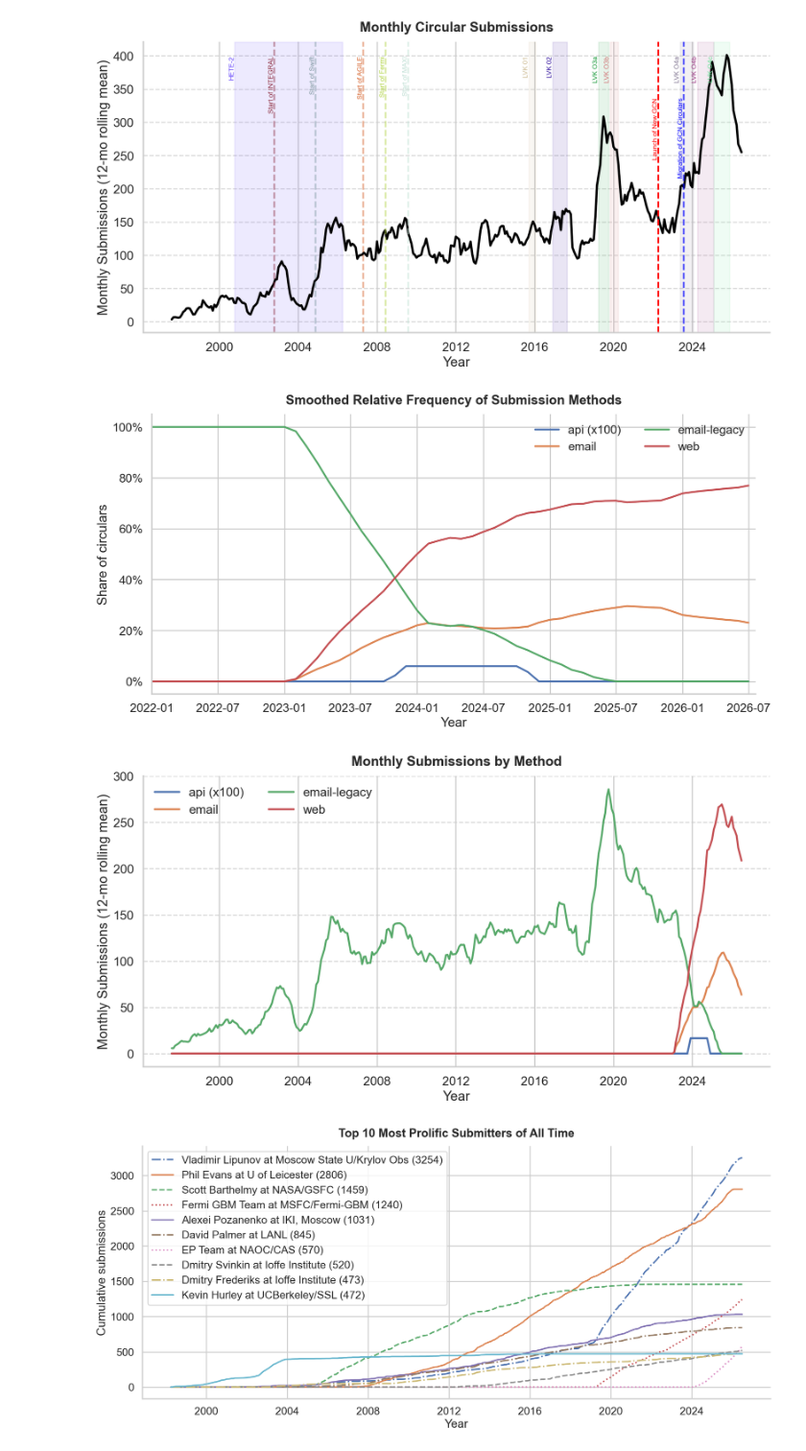
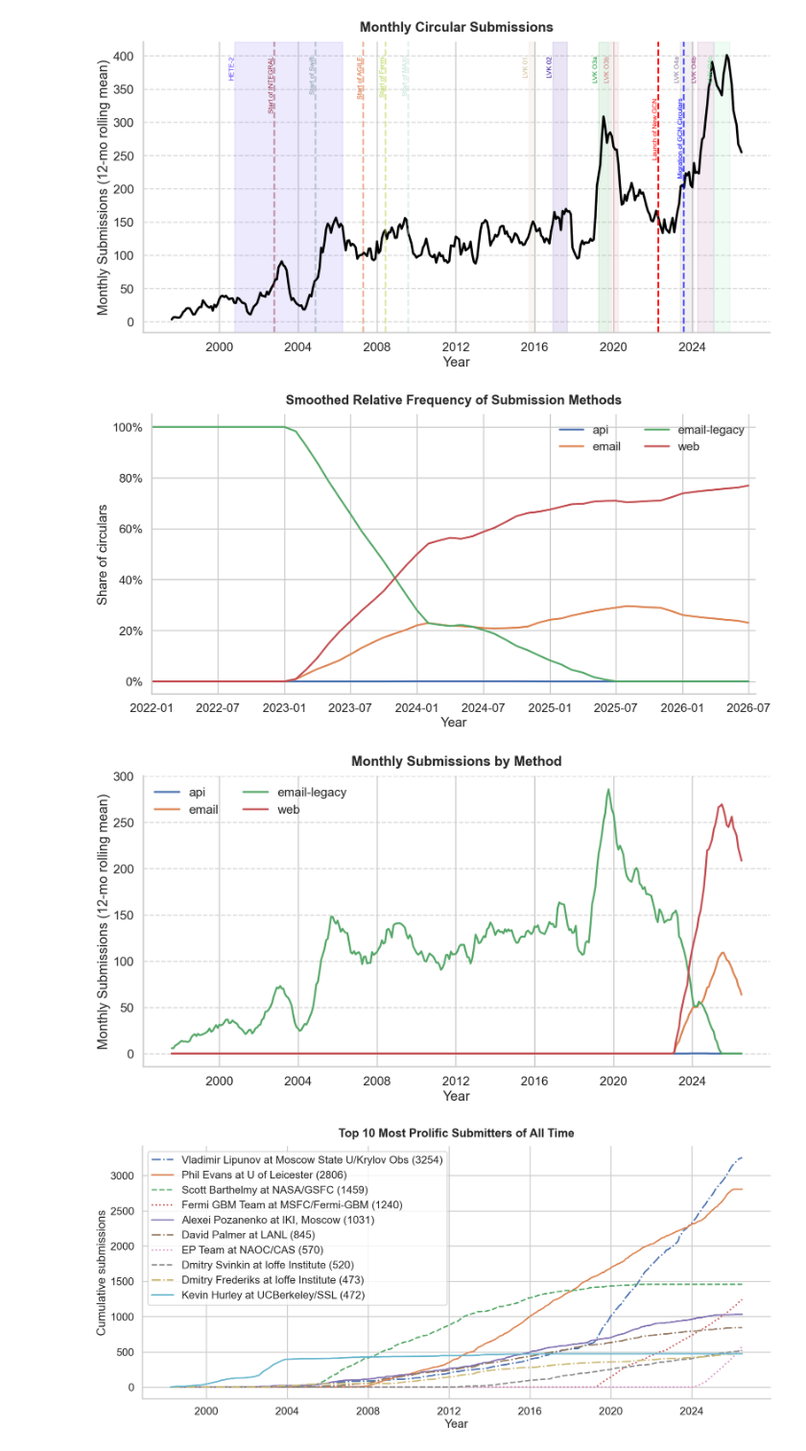
Before and after one commit to tylerbarna/gcn-regex, a Jupyter notebook: misc.ipynb, the cells around one changed output. Shown at 96% size. Drawn from its saved outputs; the diff is of its cells as text; code cells hidden in the pictures.

```diff
--- a/misc.ipynb
+++ b/misc.ipynb
@@ -211,35 +211,35 @@ circulars_submit_df = pd.DataFrame.from_records(
             "submittedHow": circular.get("submittedHow") or "email-legacy",
         }
         for circular in circulars.values()
     )
 )
 fig, ax = plt.subplots(figsize=(15, 7), dpi=140)
 circulars_submit_df["month"] = pd.to_datetime(
     circulars_submit_df["createdOn"], unit="ms", errors="coerce"
 ).dt.to_period("M").dt.to_timestamp()
 submit_counts = pd.crosstab(circulars_submit_df["month"], circulars_submit_df["submittedHow"]).sort_index()
 submit_relative = submit_counts.div(submit_counts.sum(axis=1).replace(0, np.nan), axis=0).fillna(0)
 submit_relative_smoothed = submit_relative.rolling(window=12, min_periods=1, center=True).mean()
 
 ax.set_title("Smoothed Relative Frequency of Submission Methods", pad=14, weight="bold")
 for method in submit_relative_smoothed.columns:
-    multiplier = 100 if method == "api" else 1
+    multiplier = 1 if method == "api" else 1
 
     ax.plot(
         submit_relative_smoothed.index,
         submit_relative_smoothed[method].values * multiplier,  # type: ignore
         label=method if multiplier == 1 else f"{method} (x{multiplier})",
         linewidth=2.5,
     )
 ax.set_xlabel("Year")
 ax.set_ylabel("Share of circulars")
 ax.set_xlim(pd.Timestamp("2022-01-01 00:00:00"), pd.Timestamp.now())
 ax.yaxis.set_major_formatter(mtick.PercentFormatter(1.0))
 ax.legend(ncol=2, frameon=False, loc="upper right")
 ax.spines["top"].set_visible(False)
 ax.spines["right"].set_visible(False)
 # %% [output]
-[figure, old version]
+[figure, new version]
 # %%
 ## number of submitted by method over time
 circulars_submit_df = pd.DataFrame.from_records(
@@ -260,7 +260,7 @@ submit_absolute = submit_counts.rolling(window=12, min_periods=1, center=True).m
 
 ax.set_title("Monthly Submissions by Method", pad=14, weight="bold")
 for method in submit_counts.columns:
-    multiplier = 100 if method == "api" else 1
+    multiplier = 1 if method == "api" else 1
 
     ax.plot(
         submit_absolute.index,
@@ -275,7 +275,7 @@ ax.legend(ncol=2, frameon=False, loc="upper left")
 ax.spines["top"].set_visible(False)
 ax.spines["right"].set_visible(False)
 # %% [output]
-[figure, old version]
+[figure, new version]
 # %%
 # Most prolific submitters and their submissions over time
 top_n_submitters = 10
```
